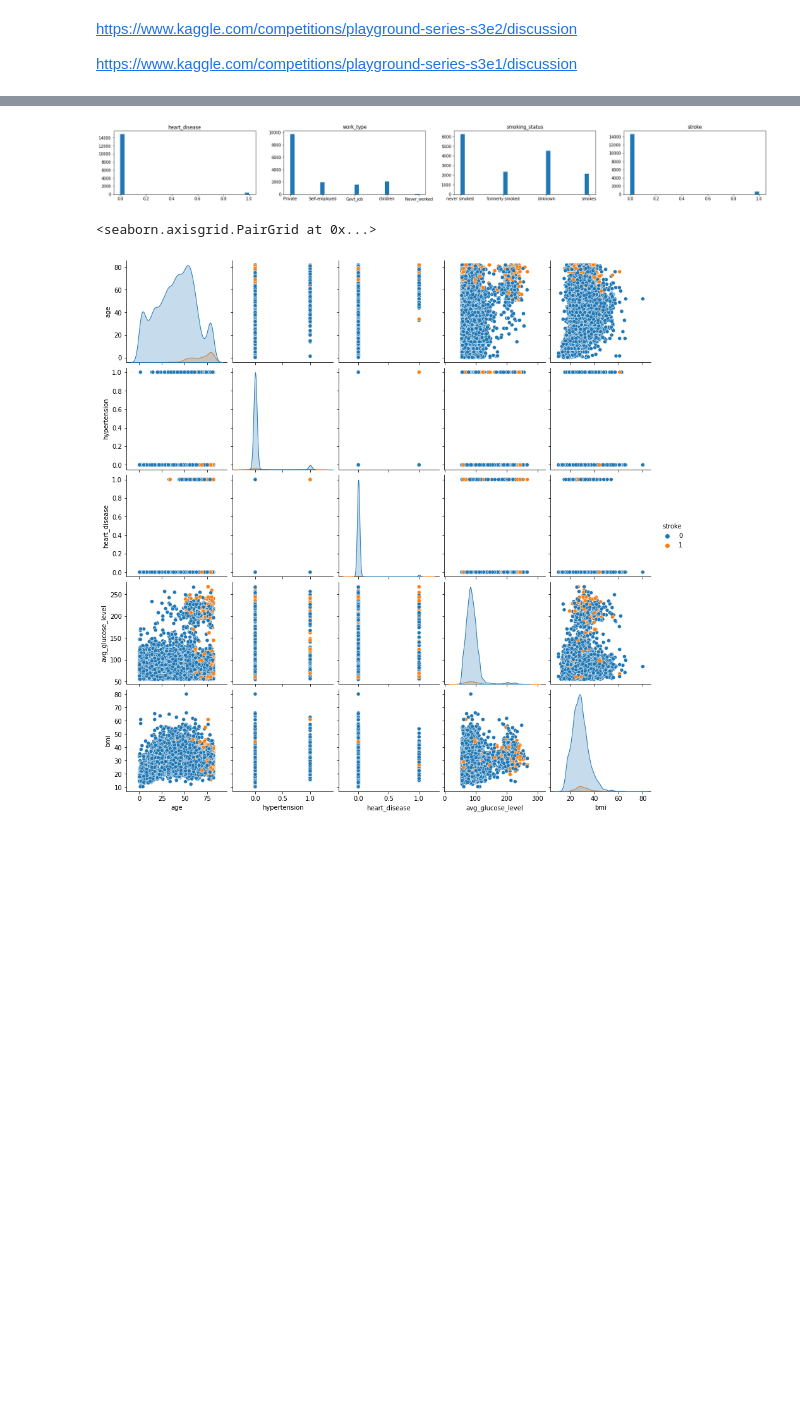
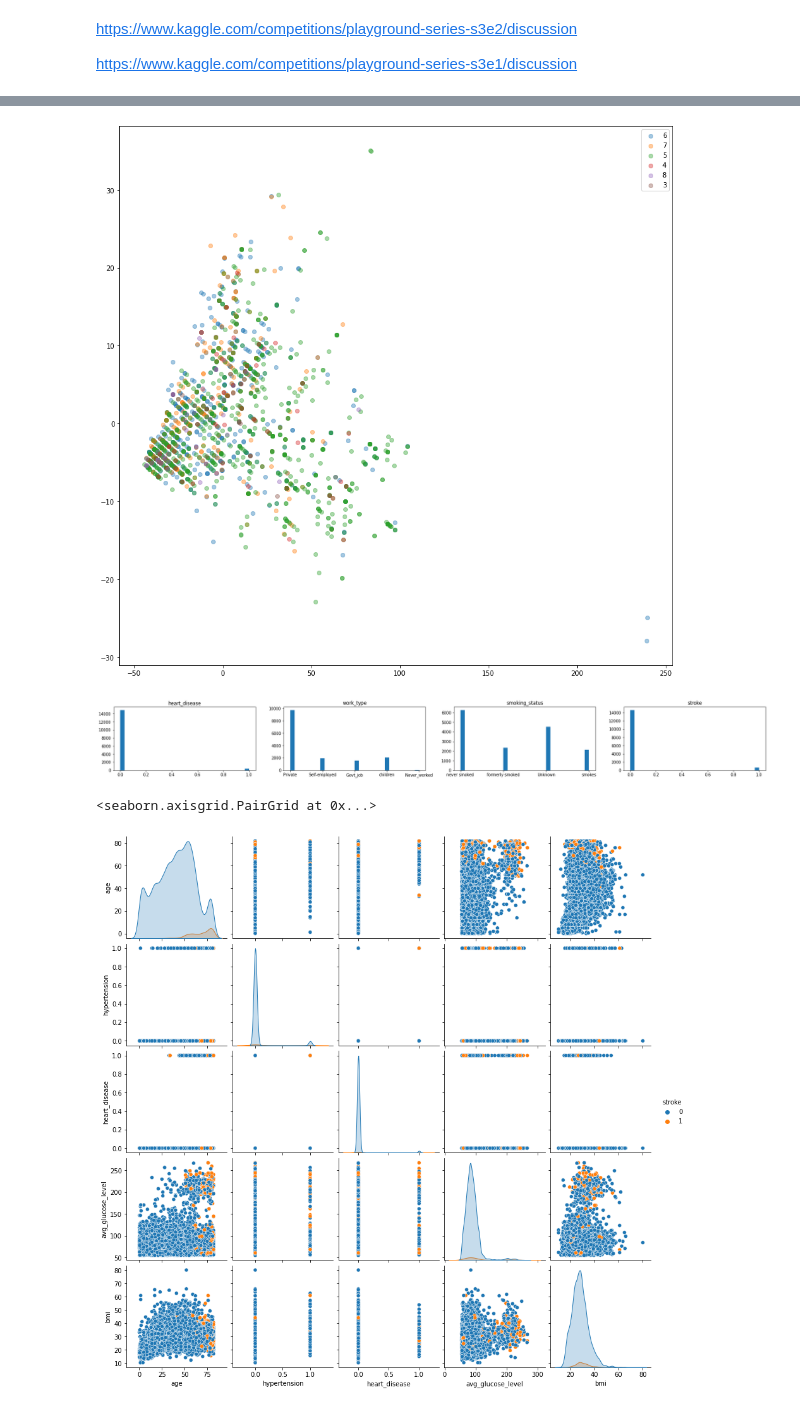
Before and after one commit to vmisusu/kaggle, a Jupyter notebook: data_investigation.ipynb, the cells around one changed output, grey strips where cells are left out. Cells and saved outputs as stored; diff of their text form; code cells hidden in the pictures; blank space fills up the shorter version.

```diff
--- a/data_investigation.ipynb
+++ b/data_investigation.ipynb
@@ -152,3 +75,17 @@ df.iloc[[23,26]]
+# %%
+'''#dataset is big, so reduce
+df1=df[df.iloc[:,-1]==0]
+print(df1.shape[0],'0 samples')
+df2=df[df.iloc[:,-1]==1]
+print(df2.shape[0],'1 samples')
+dfShow=pd.concat([df1.iloc[::100],df2.iloc[::1]])
+dfShow=dfShow.reset_index()
+print(dfShow.shape[0],'show samples')
+EDA.TSNE(dfShow.iloc[:,1:-1],dfShow.iloc[:,-1],rewrite=True)''';
+#not big this time
+EDA.PCA(df.iloc[:,1:-1],df.iloc[:,-1],alpha=0.4)
+# %% [output]
+[figure, added]
 # %%
 #OLD vvvvvv
 # %%
```
Also changed, not shown: parts of 8 cells of this notebook, 3 other files.
